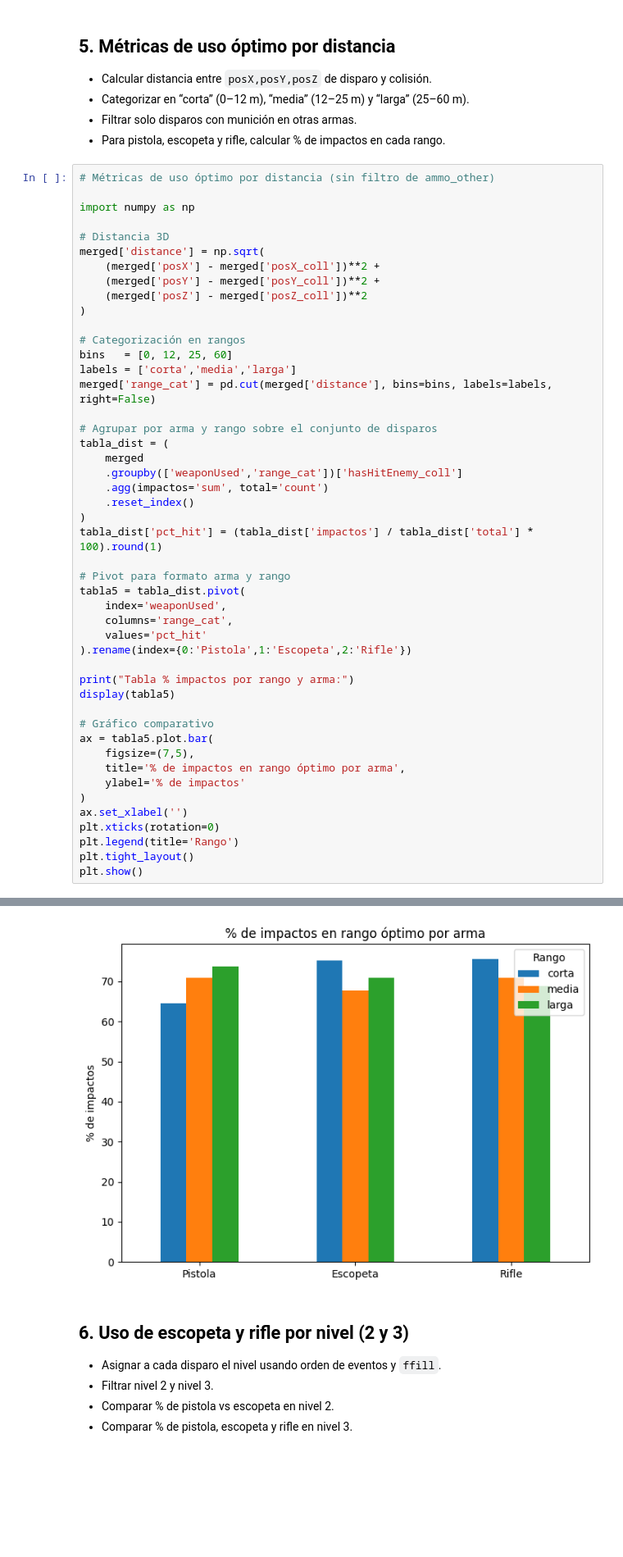
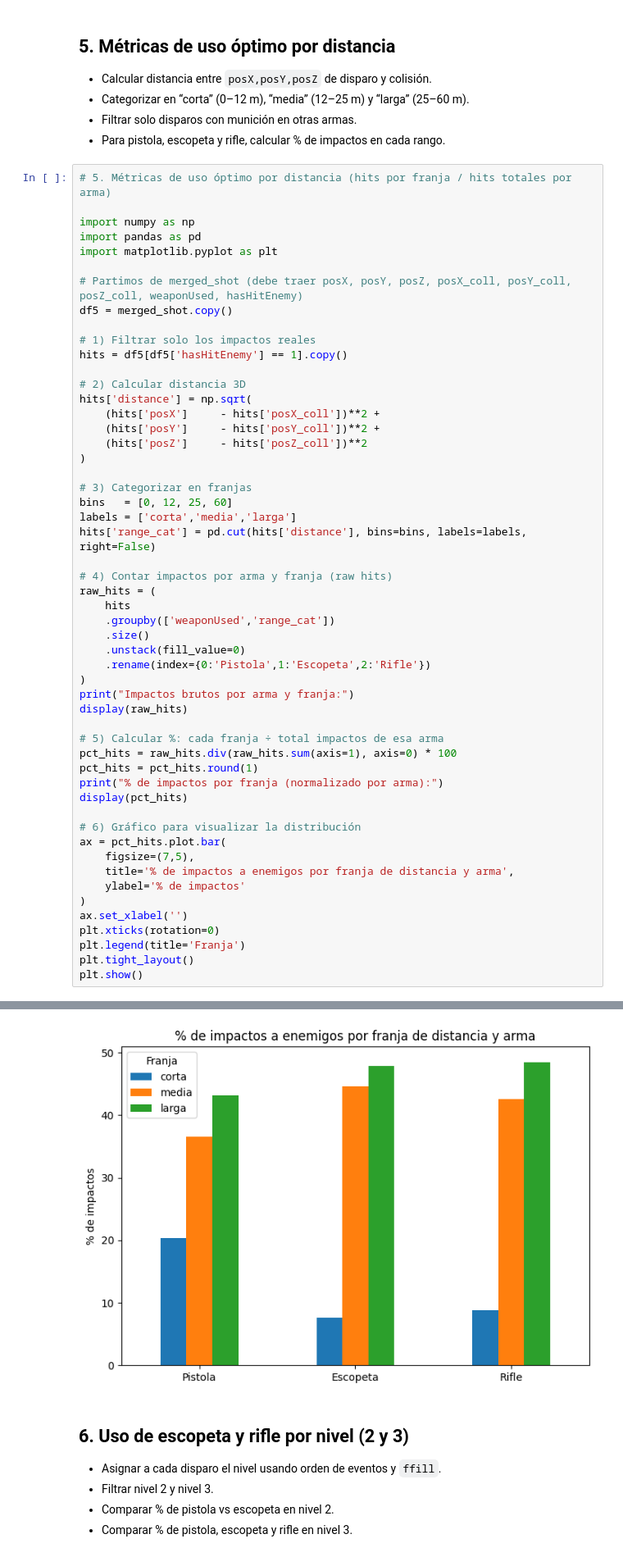
Before and after one commit to almasso/DAMN-UAJ2425, a Jupyter notebook: DAMN/analysis/metricas_uaj_notebook.ipynb, the cells around one changed output, grey strips where cells are left out. Shown at 82% size. Cells and saved outputs as stored; diff of their text form; blank space fills up the shorter version.

```diff
--- a/DAMN/analysis/metricas_uaj_notebook.ipynb
+++ b/DAMN/analysis/metricas_uaj_notebook.ipynb
@@ -125,50 +114,56 @@ Columnas tras merge: ['eventType', 'gameID', 'playerID', 'sessionID', 'timestamp
 - Filtrar solo disparos con munición en otras armas.
 - Para pistola, escopeta y rifle, calcular % de impactos en cada rango.
 # %%
-# Métricas de uso óptimo por distancia (sin filtro de ammo_other)
+# 5. Métricas de uso óptimo por distancia (hits por franja / hits totales por arma)
 
 import numpy as np
+import pandas as pd
+import matplotlib.pyplot as plt
 
-# Distancia 3D
-merged['distance'] = np.sqrt(
-    (merged['posX'] - merged['posX_coll'])**2 +
-    (merged['posY'] - merged['posY_coll'])**2 +
-    (merged['posZ'] - merged['posZ_coll'])**2
+# Partimos de merged_shot (debe traer posX, posY, posZ, posX_coll, posY_coll, posZ_coll, weaponUsed, hasHitEnemy)
+df5 = merged_shot.copy()
+
+# 1) Filtrar solo los impactos reales
+hits = df5[df5['hasHitEnemy'] == 1].copy()
+
+# 2) Calcular distancia 3D
+hits['distance'] = np.sqrt(
+    (hits['posX']     - hits['posX_coll'])**2 +
+    (hits['posY']     - hits['posY_coll'])**2 +
+    (hits['posZ']     - hits['posZ_coll'])**2
 )
 
-# Categorización en rangos
+# 3) Categorizar en franjas
 bins   = [0, 12, 25, 60]
 labels = ['corta','media','larga']
-merged['range_cat'] = pd.cut(merged['distance'], bins=bins, labels=labels, right=False)
+hits['range_cat'] = pd.cut(hits['distance'], bins=bins, labels=labels, right=False)
 
-# Agrupar por arma y rango sobre el conjunto de disparos
-tabla_dist = (
-    merged
-    .groupby(['weaponUsed','range_cat'])['hasHitEnemy_coll']
-    .agg(impactos='sum', total='count')
-    .reset_index()
+# 4) Contar impactos por arma y franja (raw hits)
+raw_hits = (
+    hits
+    .groupby(['weaponUsed','range_cat'])
+    .size()
+    .unstack(fill_value=0)
+    .rename(index={0:'Pistola',1:'Escopeta',2:'Rifle'})
 )
-tabla_dist['pct_hit'] = (tabla_dist['impactos'] / tabla_dist['total'] * 100).round(1)
+print("Impactos brutos por arma y franja:")
+display(raw_hits)
 
-# Pivot para formato arma y rango
-tabla5 = tabla_dist.pivot(
-    index='weaponUsed',
-    columns='range_cat',
-    values='pct_hit'
-).rename(index={0:'Pistola',1:'Escopeta',2:'Rifle'})
+# 5) Calcular %: cada franja ÷ total impactos de esa arma
+pct_hits = raw_hits.div(raw_hits.sum(axis=1), axis=0) * 100
+pct_hits = pct_hits.round(1)
+print("% de impactos por franja (normalizado por arma):")
+display(pct_hits)
 
-print("Tabla % impactos por rango y arma:")
-display(tabla5)
-
-# Gráfico comparativo
-ax = tabla5.plot.bar(
+# 6) Gráfico para visualizar la distribución
+ax = pct_hits.plot.bar(
     figsize=(7,5),
-    title='% de impactos en rango óptimo por arma',
+    title='% de impactos a enemigos por franja de distancia y arma',
     ylabel='% de impactos'
 )
 ax.set_xlabel('')
 plt.xticks(rotation=0)
-plt.legend(title='Rango')
+plt.legend(title='Franja')
 plt.tight_layout()
 plt.show()
 # %% [output]
@@ -181,4 +182,4 @@ Tabla % impactos por rango y arma:
-[figure, old version]
+[figure, new version]
 # %% [markdown]
 ## 6. Uso de escopeta y rifle por nivel (2 y 3)
 - Asignar a cada disparo el nivel usando orden de eventos y `ffill`.
```
Also changed, not shown: parts of 6 cells of this notebook, 8 other files.
